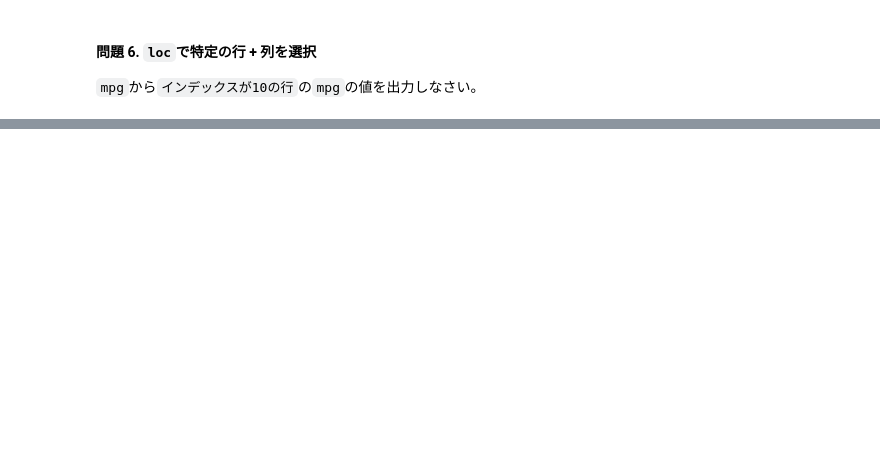
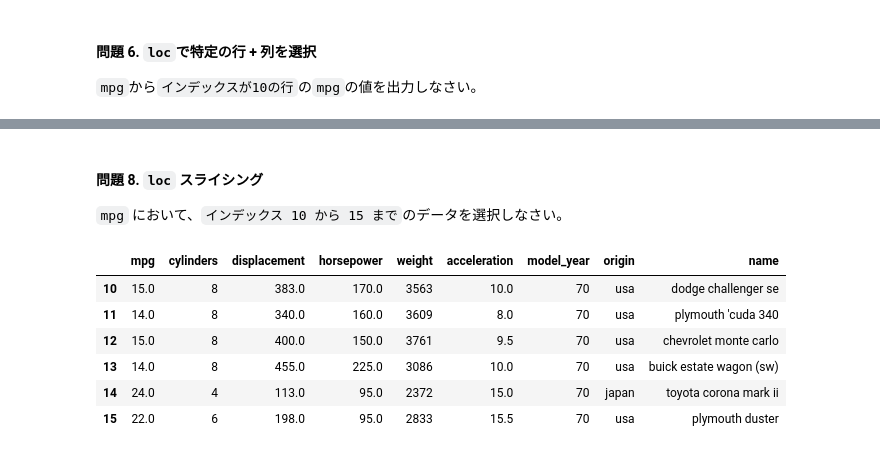
Before and after one commit to KaiLynn99/python_alone, a Jupyter notebook: 2026 9月/9.09 (57日目)/13. Pandas DataFrame実習 1.ipynb, the cells around one changed output, grey strips where cells are left out. Cells and saved outputs as stored; diff of their text form; code cells hidden in the pictures; blank space fills up the shorter version.

```diff
--- a/2026 9月/9.09 (57日目)/13. Pandas DataFrame実習 1.ipynb
+++ b/2026 9月/9.09 (57日目)/13. Pandas DataFrame実習 1.ipynb
@@ -102,0 +169,14 @@ Name: mpg, Length: 398, dtype: float64
+# %% [markdown]
+#### 問題 8. `loc` スライシング
+
+`mpg` において、`インデックス 10 から 15 まで`のデータを選択しなさい。
+# %%
+mpg.loc[10:15]
+# %% [output]
+|  | mpg | cylinders | displacement | horsepower | weight | acceleration | model_year | origin | name |
+| 10 | 15.0 | 8 | 383.0 | 170.0 | 3563 | 10.0 | 70 | usa | dodge challenger se |
+| 11 | 14.0 | 8 | 340.0 | 160.0 | 3609 | 8.0 | 70 | usa | plymouth 'cuda 340 |
+| 12 | 15.0 | 8 | 400.0 | 150.0 | 3761 | 9.5 | 70 | usa | chevrolet monte carlo |
+| 13 | 14.0 | 8 | 455.0 | 225.0 | 3086 | 10.0 | 70 | usa | buick estate wagon (sw) |
+| 14 | 24.0 | 4 | 113.0 | 95.0 | 2372 | 15.0 | 70 | japan | toyota corona mark ii |
+| 15 | 22.0 | 6 | 198.0 | 95.0 | 2833 | 15.5 | 70 | usa | plymouth duster |
```
Also changed, not shown: parts of 17 cells of this notebook.
